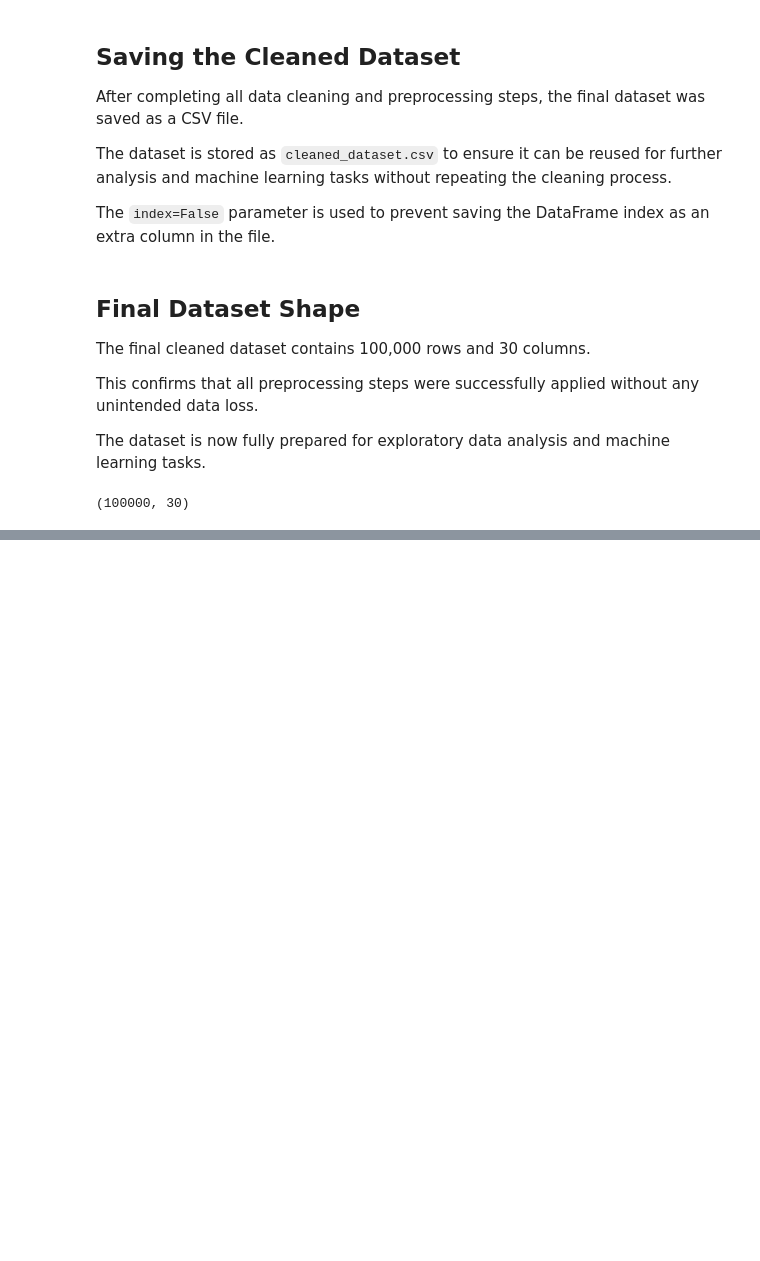
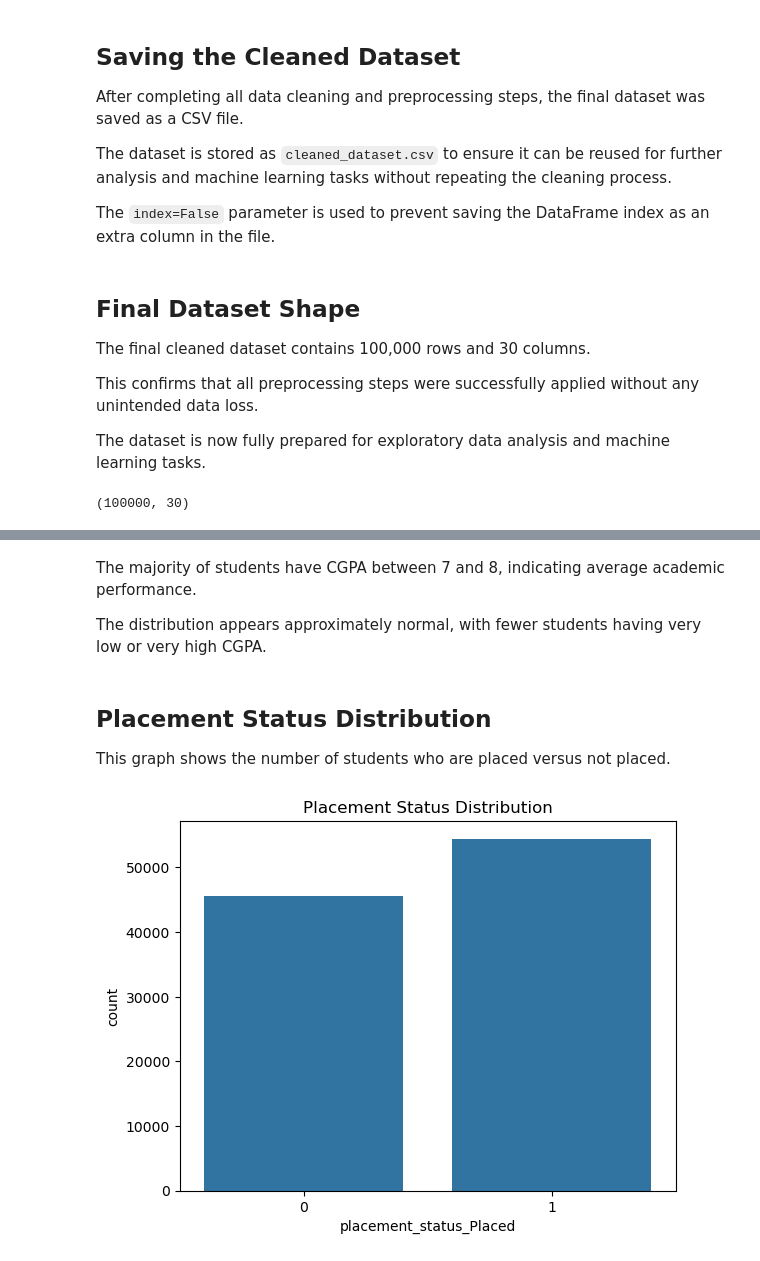
Before and after one commit to ABINAYA600/Student-job-analysis-project, a Jupyter notebook: 1_data_cleaning.ipynb, the cells around one changed output, grey strips where cells are left out. Drawn from its saved outputs; the diff is of its cells as text; code cells hidden in the pictures; blank space fills up the shorter version.

```diff
--- a/1_data_cleaning.ipynb
+++ b/1_data_cleaning.ipynb
@@ -230,0 +232,14 @@ The dataset is now clean and ready for exploratory data analysis and modeling.
+# %% [markdown]
+The majority of students have CGPA between 7 and 8, indicating average academic performance.
+
+The distribution appears approximately normal, with fewer students having very low or very high CGPA.
+# %% [markdown]
+## Placement Status Distribution
+
+This graph shows the number of students who are placed versus not placed.
+# %%
+sns.countplot(x=df["placement_status_Placed"])
+plt.title("Placement Status Distribution")
+plt.show()
+# %% [output]
+[figure, added]
```
Also changed, not shown: parts of 13 cells of this notebook.
